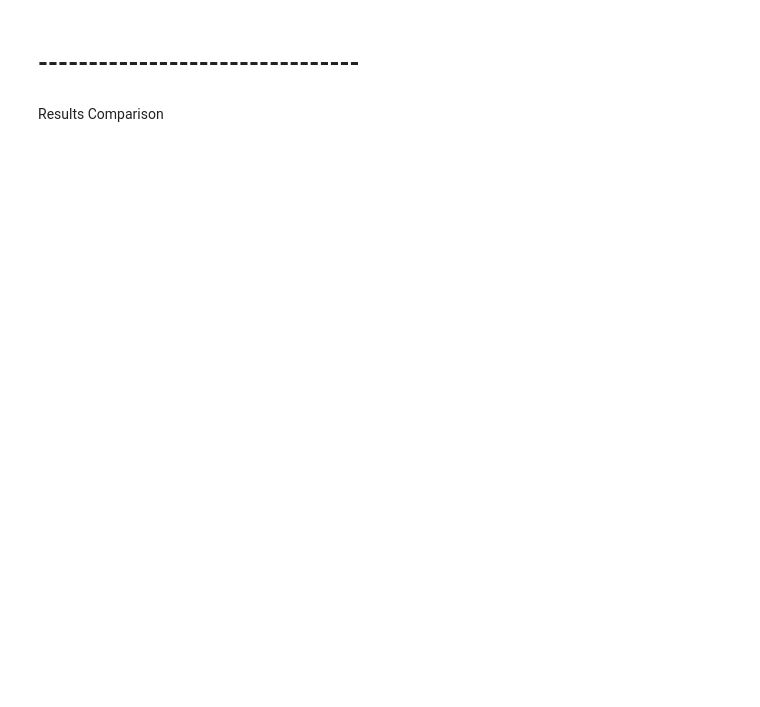
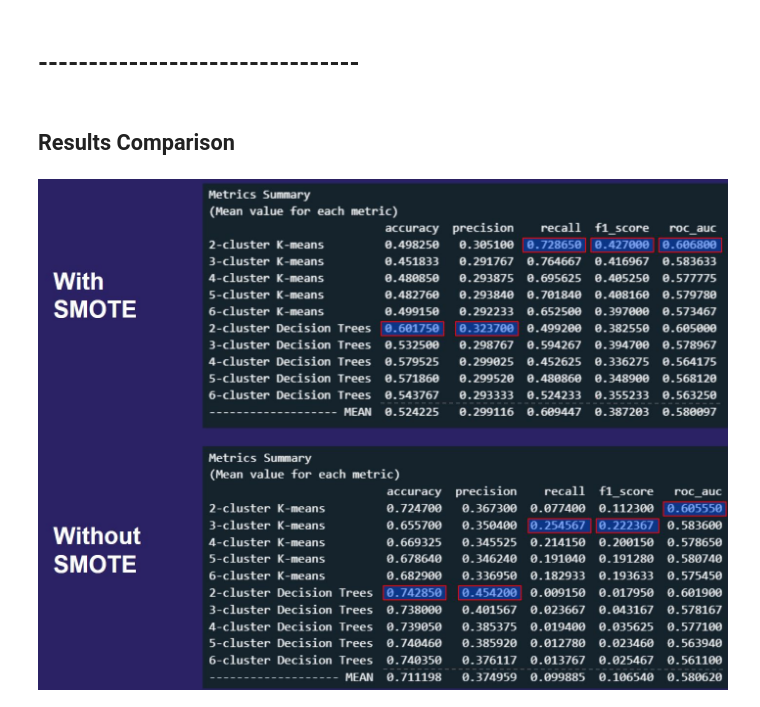
Before and after one commit to alkimer/CreditRiskAnalysisProject, a Jupyter notebook: models/2-phase model/segmented_model.ipynb, the cells around one changed output. Saved outputs shown, nothing was run; the diff lists cells and outputs as text; code cells hidden in the pictures; blank space fills up the shorter version.

```diff
--- a/models/2-phase model/segmented_model.ipynb
+++ b/models/2-phase model/segmented_model.ipynb
@@ -701,7 +716,9 @@ print(metrics_summary(all_metrics, segmentation_names))
 # %% [markdown]
 # --------------------------------
-# %% [markdown]
-Results Comparison
+# %% [markdown]
+## Results Comparison
 # %%
 from IPython.display import Image
-Image('./src/comparison.jpg')
+Image('./src/Comparison.jpg')
+# %% [output]
+[figure, added]
```
Also changed, not shown: parts of 2 cells of this notebook, 1 other file.
